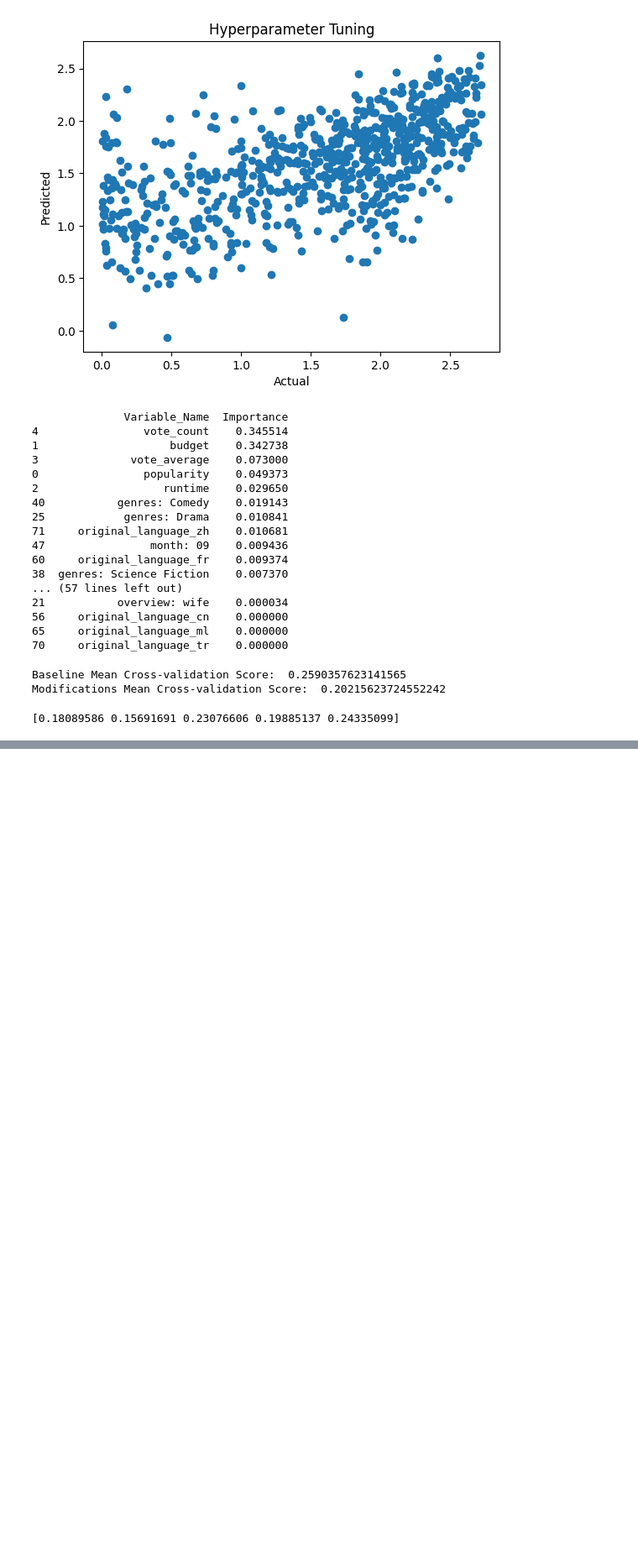
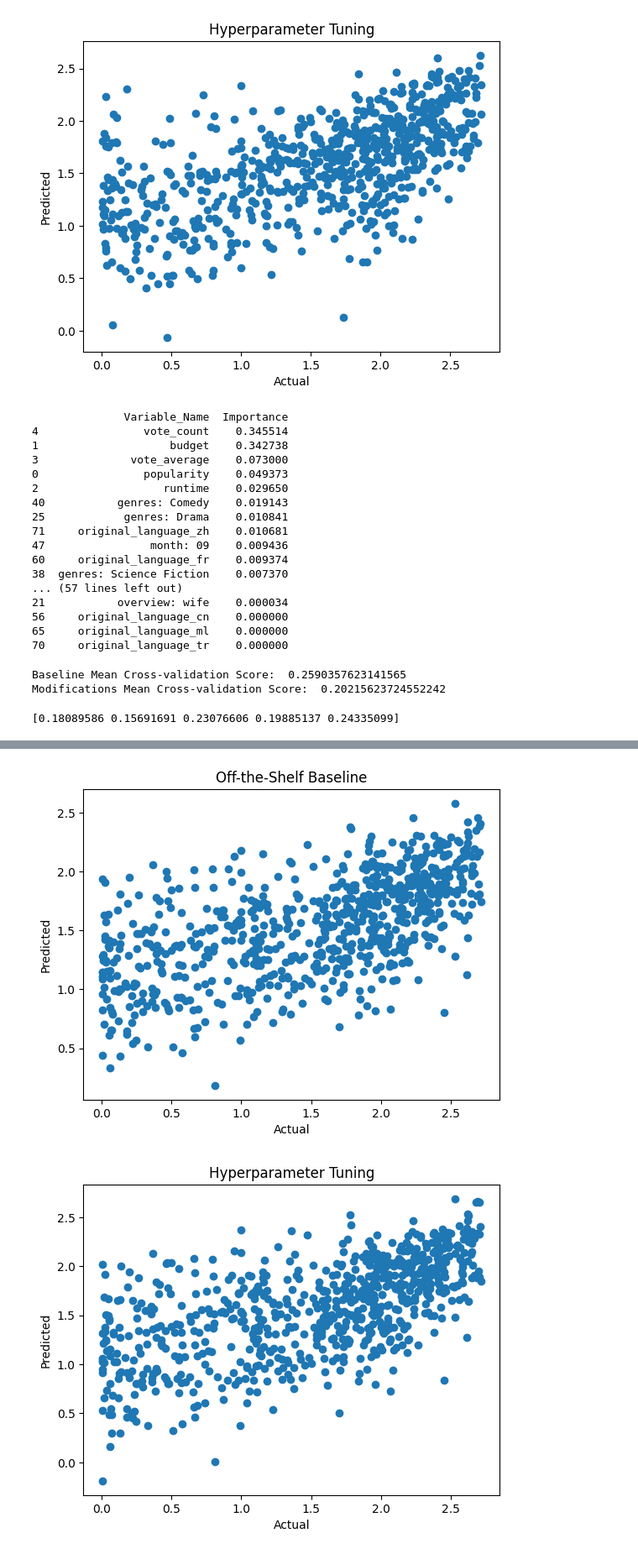
Before and after one commit to hscottvo/CS235-Project, a Jupyter notebook: GBM.ipynb, the cells around one changed output, grey strips where cells are left out. Shown at 84% size. Saved outputs shown, nothing was run; the diff lists cells and outputs as text; code cells hidden in the pictures; blank space fills up the shorter version.

Commit message:
added final metrics using test dataset

```diff
--- a/GBM.ipynb
+++ b/GBM.ipynb
@@ -10,7 +10,7 @@ import math
 # %%
 df_train = pd.read_csv('train.csv')
 df_valid = pd.read_csv('validation.csv')
-# df_test = pd.read_csv('test.csv')
+df_test = pd.read_csv('test.csv')
 # %%
 var_columns = [c for c in df_train.columns if c not in ['profit_margin']]
 
@@ -19,6 +19,9 @@ y_train = df_train.loc[:,'profit_margin']
 
 x_valid = df_valid.loc[:,var_columns]
 y_valid = df_valid.loc[:,'profit_margin']
+
+x_test = df_test.loc[:,var_columns]
+y_test = df_test.loc[:,'profit_margin']
 # %%
 # baseline
 gbModel_baseline = GradientBoostingRegressor()
@@ -143,0 +228,19 @@ print(scores)
+# %%
+# test dataset
+import matplotlib.pyplot as plt
+plt.scatter(y_actual, y_pred_base)
+plt.title("Off-the-Shelf Baseline")
+plt.xlabel("Actual")
+plt.ylabel("Predicted")
+plt.savefig('cs235_midterm_gbm_base_test.png')
+plt.show()
+
+plt.scatter(y_actual, y_pred_changed)
+plt.title("Hyperparameter Tuning")
+plt.xlabel("Actual")
+plt.ylabel("Predicted")
+plt.savefig('cs235_midterm_gbm_tuned_test.png')
+plt.show()
+# %% [output]
+[figure, added]
+[figure, added]
```
Also changed, not shown: parts of 3 cells of this notebook.
